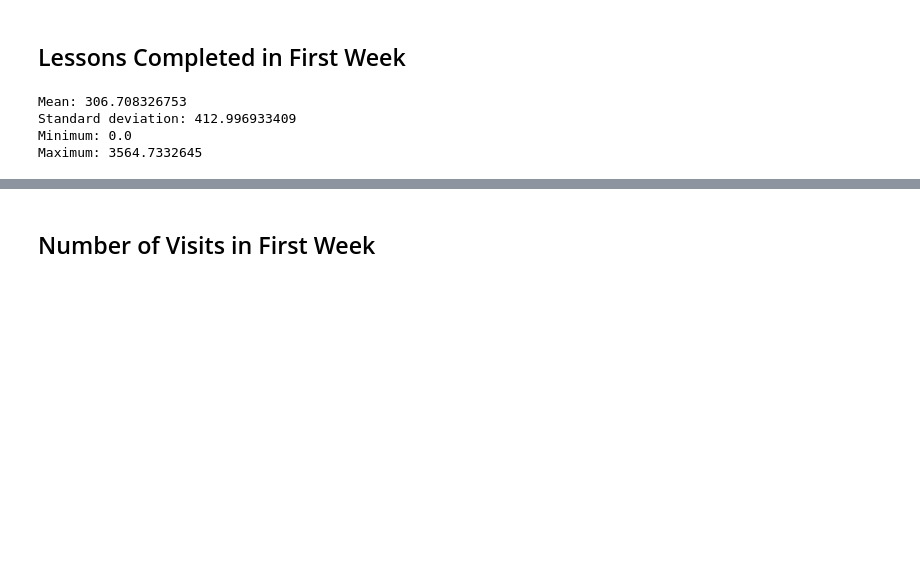
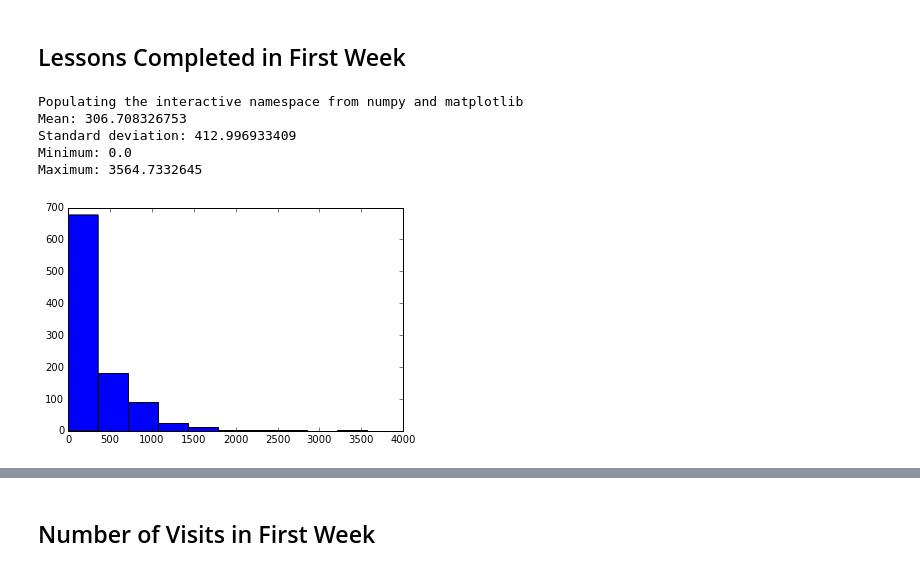
Before and after one commit to ronafan/data-analysis-nanodgree_projects, a Jupyter notebook: p2-investigate-a-dataset/Intro to Data Analysis/L1_DA_process.ipynb, the cells around one changed output, grey strips where cells are left out. Drawn from its saved outputs; the diff is of its cells as text; code cells hidden in the pictures; blank space fills up the shorter version.

```diff
--- a/p2-investigate-a-dataset/Intro to Data Analysis/L1_DA_process.ipynb
+++ b/p2-investigate-a-dataset/Intro to Data Analysis/L1_DA_process.ipynb
@@ -560,18 +560,26 @@ total_minutes_by_account = sum_grouped_items(engagement_by_account,
                                              'total_minutes_visited')
 # %%
 # Function to print out summary statistics like the mean, and std dev
+%pylab inline
+import matplotlib.pyplot as plt
+import numpy as np
+
 def describe_data(data):
     print 'Mean:', np.mean(data)
     print 'Standard deviation:', np.std(data)
     print 'Minimum:', np.min(data)
     print 'Maximum:', np.max(data)
+    plt.hist(data)
+
 
 describe_data(total_minutes_by_account.values())
 # %% [output]
+Populating the interactive namespace from numpy and matplotlib
 Mean: 306.708326753
 Standard deviation: 412.996933409
 Minimum: 0.0
 Maximum: 3564.7332645
+[figure, added]
 # %%
 lessons_completed_by_account = sum_grouped_items(engagement_by_account,
                                                  'lessons_completed')
```
Also changed, not shown: parts of 11 cells of this notebook.
